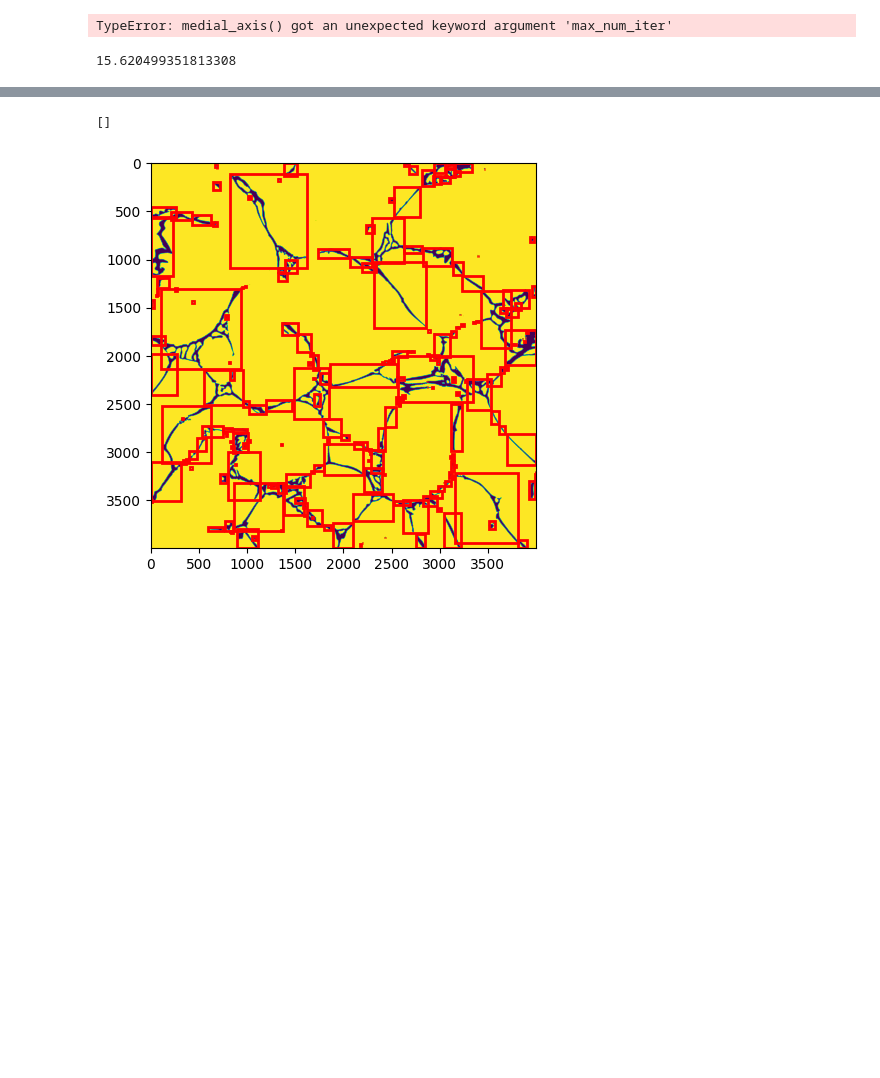
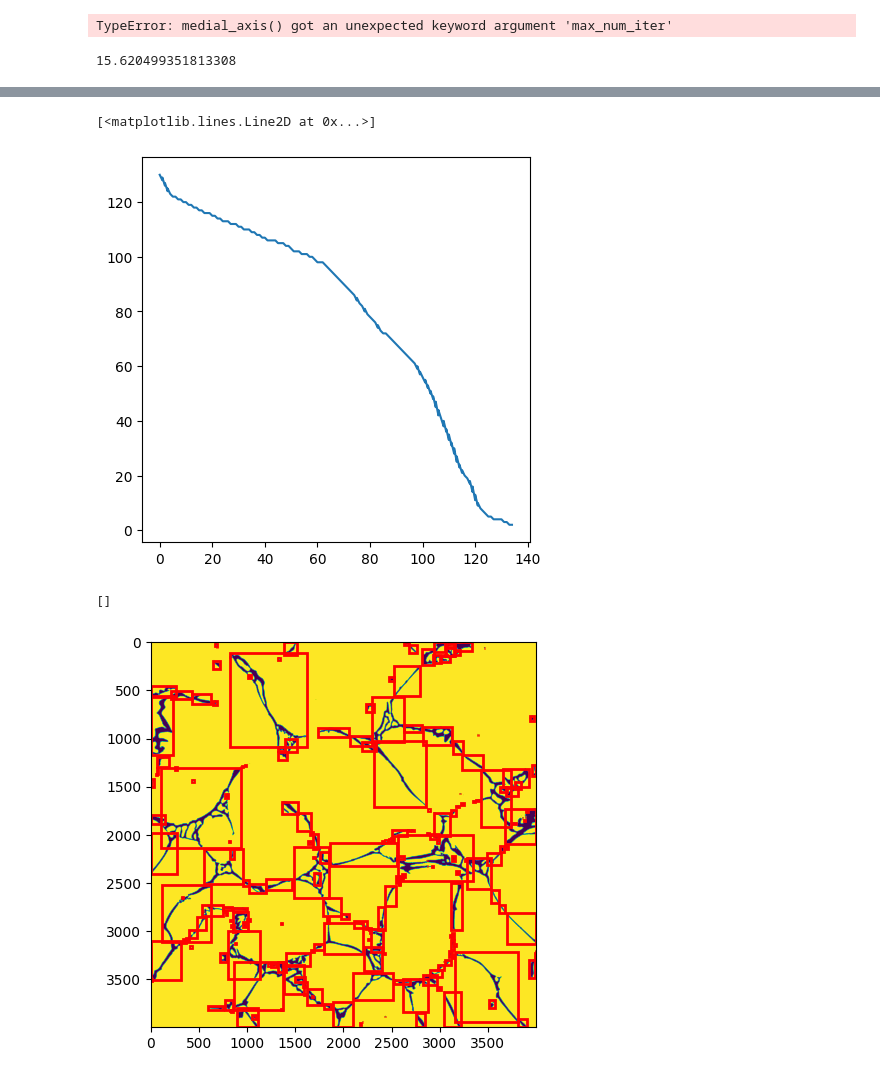
Before and after one commit to potsci/random_projects, a Jupyter notebook: thickness_segmented.ipynb, the cells around one changed output, grey strips where cells are left out. Drawn from its saved outputs; the diff is of its cells as text; code cells hidden in the pictures; blank space fills up the shorter version.

```diff
--- a/thickness_segmented.ipynb
+++ b/thickness_segmented.ipynb
@@ -66,0 +91,3 @@ for contour in conts:
+# %%
+img_ind=np.where(skel)
+img_ind
@@ -67,3 +112,8 @@ for contour in conts:
+# %%
+plt.plot(img_ind[0],img_ind[1])
+# %% [output]
+[<matplotlib.lines.Line2D at 0x...>]
+[figure, added]
 # %%
 conts
 # %% [output]
```
Also changed, not shown: parts of 5 cells of this notebook.
